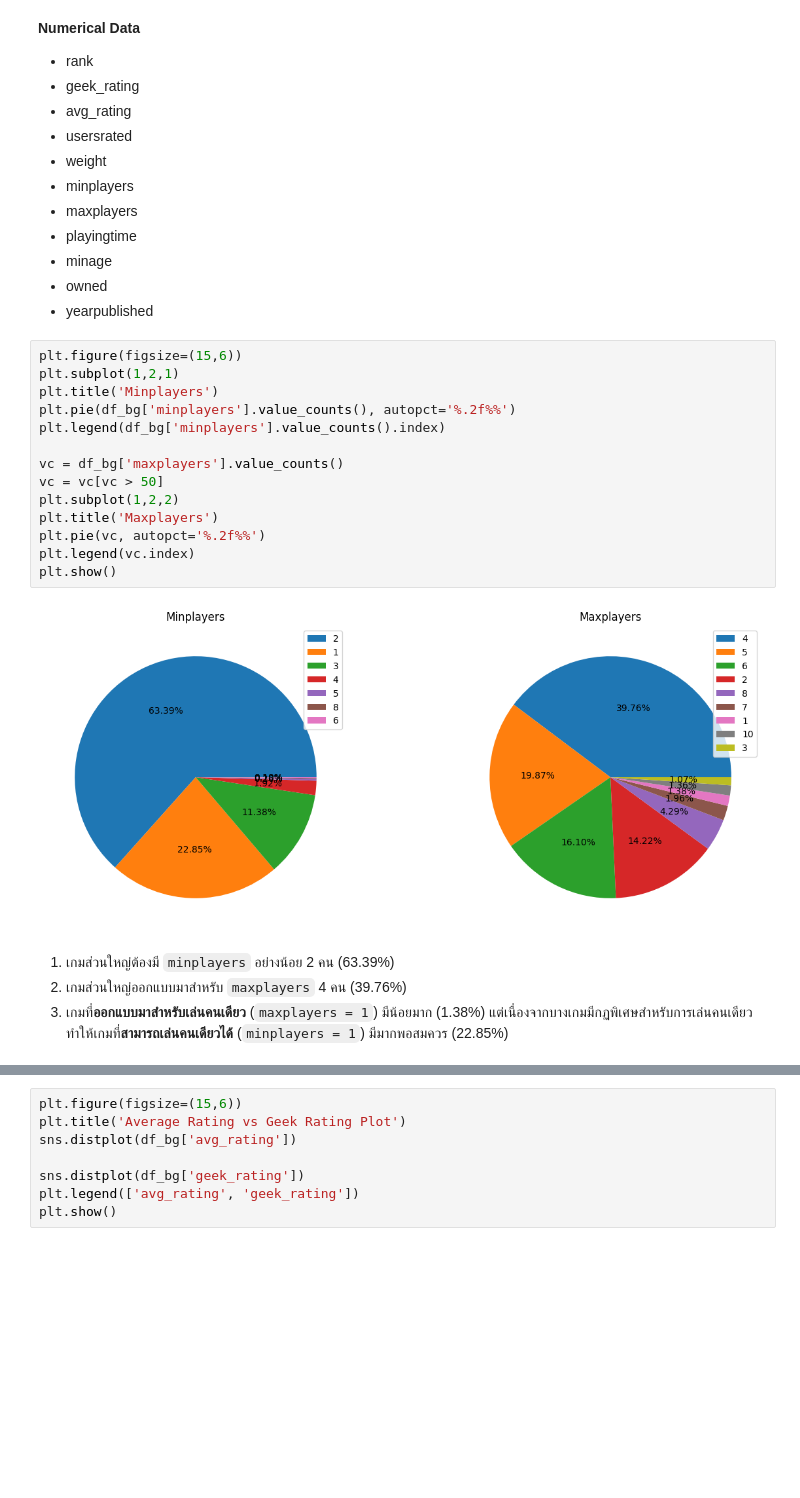
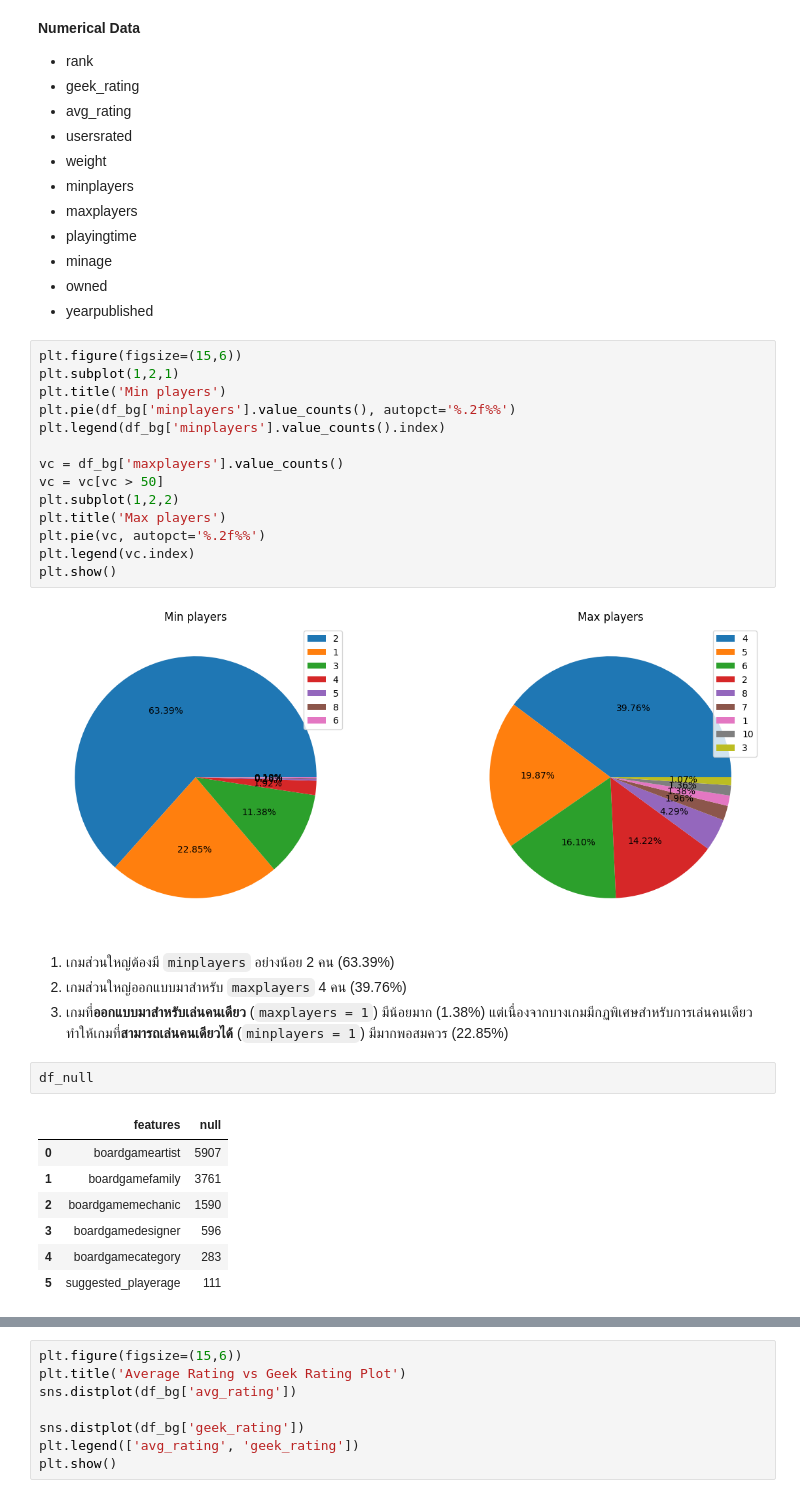
Before and after one commit to Kopzzz/Board-Game-RecCommu, a Jupyter notebook: code/1_Cleaning&EDA_BoardGames.ipynb, the cells around one changed output, grey strips where cells are left out. Saved outputs shown, nothing was run; the diff lists cells and outputs as text; blank space fills up the shorter version.

```diff
--- a/code/1_Cleaning&EDA_BoardGames.ipynb
+++ b/code/1_Cleaning&EDA_BoardGames.ipynb
@@ -231,14 +231,14 @@ df_bg['designer'] = df_bg['designer'].fillna("'unknown'")
 # %%
 plt.figure(figsize=(15,6))
 plt.subplot(1,2,1)
-plt.title('Minplayers')
+plt.title('Min players')
 plt.pie(df_bg['minplayers'].value_counts(), autopct='%.2f%%')
 plt.legend(df_bg['minplayers'].value_counts().index)
 
 vc = df_bg['maxplayers'].value_counts()
 vc = vc[vc > 50]
 plt.subplot(1,2,2)
-plt.title('Maxplayers')
+plt.title('Max players')
 plt.pie(vc, autopct='%.2f%%')
 plt.legend(vc.index)
 plt.show()
@@ -248,3 +248,13 @@ plt.show()
 1. เกมส่วนใหญ่ต้องมี `minplayers` อย่างน้อย 2 คน (63.39%)
 1. เกมส่วนใหญ่ออกแบบมาสำหรับ `maxplayers` 4 คน (39.76%)
 1. เกมที่**ออกแบบมาสำหรับเล่นคนเดียว** (`maxplayers = 1`) มีน้อยมาก (1.38%) แต่เนื่องจากบางเกมมีกฏพิเศษสำหรับการเล่นคนเดียวทำให้เกมที่**สามารถเล่นคนเดียวได้** (`minplayers = 1`) มีมากพอสมควร (22.85%)
+# %%
+df_null
+# %% [output]
+|  | features | null |
+| 0 | boardgameartist | 5907 |
+| 1 | boardgamefamily | 3761 |
+| 2 | boardgamemechanic | 1590 |
+| 3 | boardgamedesigner | 596 |
+| 4 | boardgamecategory | 283 |
+| 5 | suggested_playerage | 111 |
```
Also changed, not shown: parts of 5 cells of this notebook.
